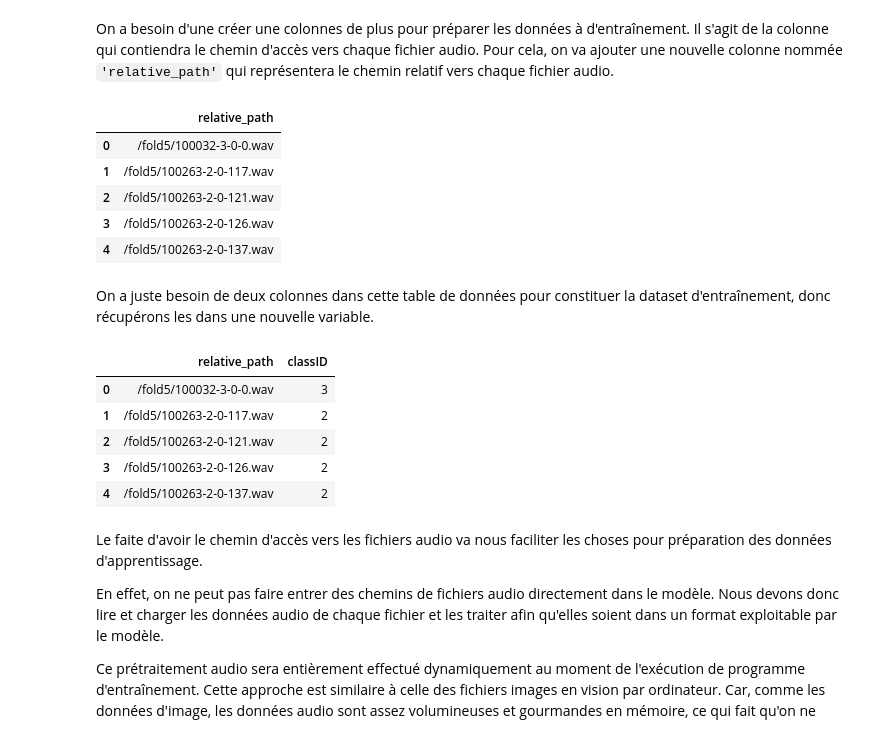
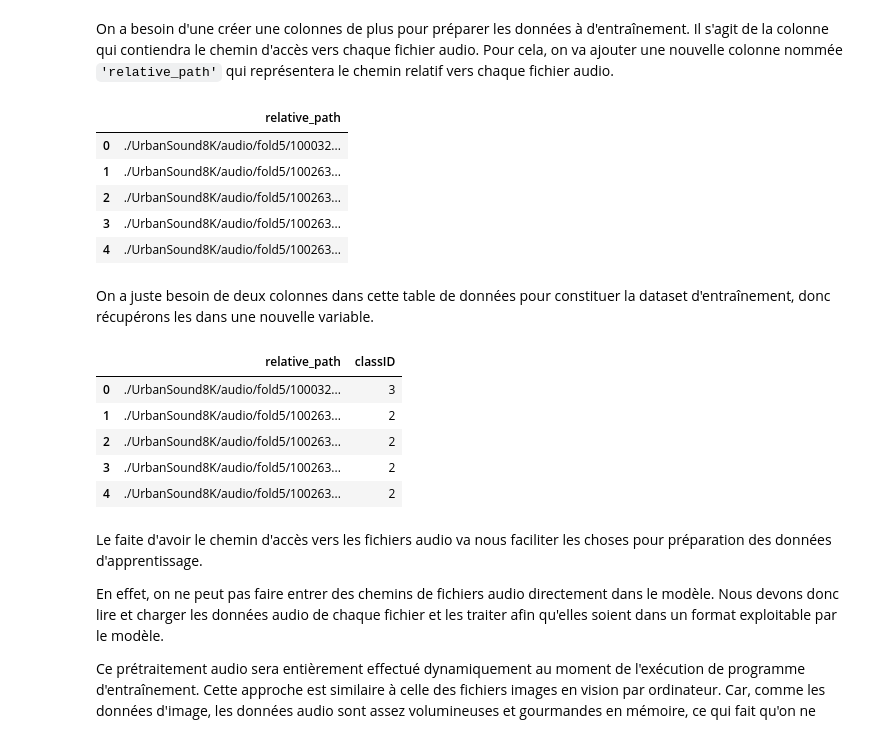
Before and after one commit to mokira3d48/sound_classifier, a Jupyter notebook: sound_classifier.ipynb, the cells around one changed output. Cells and saved outputs as stored; diff of their text form; code cells hidden in the pictures.

```diff
--- a/sound_classifier.ipynb
+++ b/sound_classifier.ipynb
@@ -48,7 +63,7 @@ import pandas as pd
 
 
 # On ouvre et on affiche les 5 premiers lignes du fichier.
-metadata_df = pd.read_csv("UrbanSound8K.csv")
+metadata_df = pd.read_csv("./UrbanSound8K/metadata/UrbanSound8K.csv")
 metadata_df.head()
 # %% [output]
 |  | slice_file_name | fsID | start | end | salience | fold | classID | class |
@@ -61,19 +76,20 @@ metadata_df.head()
 On a besoin d'une créer une colonnes de plus pour préparer les données à d'entraînement. Il s'agit de la colonne qui contiendra le chemin d'accès vers chaque fichier audio. Pour cela, on va ajouter une nouvelle colonne nommée `'relative_path'` qui représentera le chemin relatif vers chaque fichier audio.
 # %%
 # On construit le chemin relatif vers chaque fichier audio.
-metadata_df['relative_path'] = '/fold' + metadata_df['fold'].astype(str) \
+metadata_df['relative_path'] = './UrbanSound8K/audio/fold' \
+        + metadata_df['fold'].astype(str) \
         + '/' \
         + metadata_df['slice_file_name'].astype(str) \
 
 # On affiche un apperçu.
 metadata_df[['relative_path']].head()
 # %% [output]
 |  | relative_path |
-| 0 | /fold5/100032-3-0-0.wav |
-| 1 | /fold5/100263-2-0-117.wav |
-| 2 | /fold5/100263-2-0-121.wav |
-| 3 | /fold5/100263-2-0-126.wav |
-| 4 | /fold5/100263-2-0-137.wav |
+| 0 | ./UrbanSound8K/audio/fold5/100032... |
+| 1 | ./UrbanSound8K/audio/fold5/100263... |
+| 2 | ./UrbanSound8K/audio/fold5/100263... |
+| 3 | ./UrbanSound8K/audio/fold5/100263... |
+| 4 | ./UrbanSound8K/audio/fold5/100263... |
 # %% [markdown]
 On a juste besoin de deux colonnes dans cette table de données pour constituer la dataset d'entraînement, donc récupérons les dans une nouvelle variable.
 # %%
@@ -82,11 +98,11 @@ dataset_df = metadata_df[['relative_path', 'classID']]
 dataset_df.head()
 # %% [output]
 |  | relative_path | classID |
-| 0 | /fold5/100032-3-0-0.wav | 3 |
-| 1 | /fold5/100263-2-0-117.wav | 2 |
-| 2 | /fold5/100263-2-0-121.wav | 2 |
-| 3 | /fold5/100263-2-0-126.wav | 2 |
-| 4 | /fold5/100263-2-0-137.wav | 2 |
+| 0 | ./UrbanSound8K/audio/fold5/100032... | 3 |
+| 1 | ./UrbanSound8K/audio/fold5/100263... | 2 |
+| 2 | ./UrbanSound8K/audio/fold5/100263... | 2 |
+| 3 | ./UrbanSound8K/audio/fold5/100263... | 2 |
+| 4 | ./UrbanSound8K/audio/fold5/100263... | 2 |
 # %% [markdown]
 Le faite d'avoir le chemin d'accès vers les fichiers audio va nous faciliter les choses pour préparation des données d'apprentissage.
 
```
Also changed, not shown: parts of 24 cells of this notebook.
